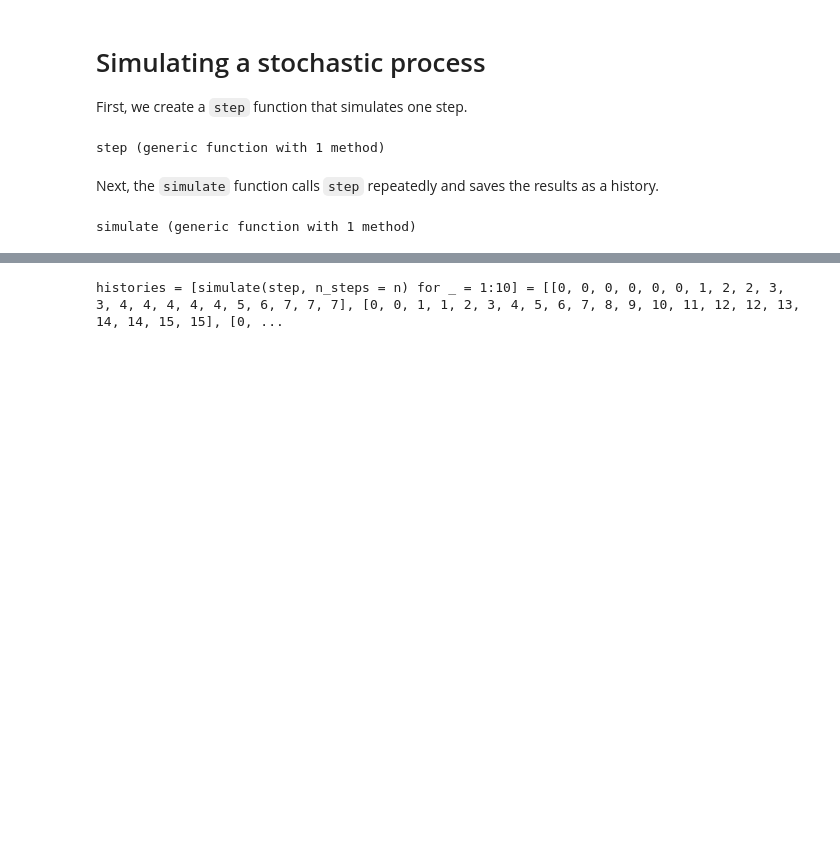
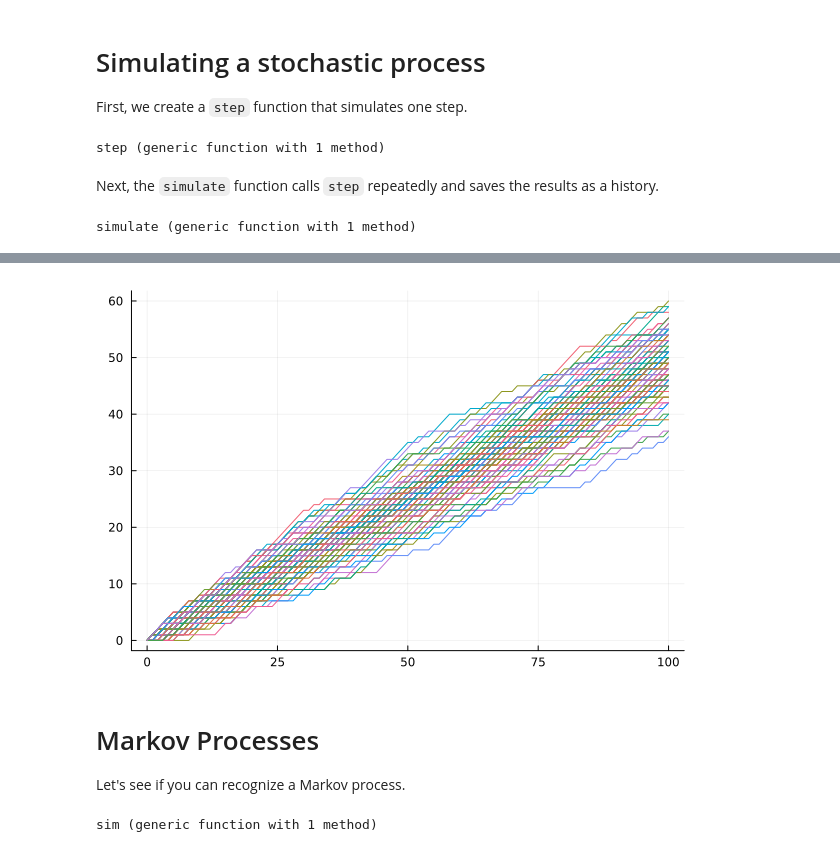
Before and after one commit to CU-ADCL/CU-DMU-Materials, a Jupyter notebook: notebooks/030-Stochastic-Processes.ipynb, the cells around one changed output, grey strips where cells are left out. Cells and saved outputs as stored; diff of their text form; code cells hidden in the pictures; blank space fills up the shorter version.

Commit message:
added stoch process blank slides

```diff
--- a/notebooks/030-Stochastic-Processes.ipynb
+++ b/notebooks/030-Stochastic-Processes.ipynb
@@ -32,6 +34,10 @@ plot(0:length(history)-1, history, label=nothing)
 # %%
-n = 20
-@show histories = [simulate(step, n_steps=n) for _ in 1:10]
+n = 100
+histories = [simulate(step, n_steps=n) for _ in 1:100]
 plot(0:n, histories, label=nothing)
 # %% [output]
-histories = [simulate(step, n_steps = n) for _ = 1:10] = [[0, 0, 0, 0, 0, 0, 1, 2, 2, 3, 3, 4, 4, 4, 4, 4, 5, 6, 7, 7, 7], [0, 0, 1, 1, 2, 3, 4, 5, 6, 7, 8, 9, 10, 11, 12, 12, 13, 14, 14, 15, 15], [0, ...
+[figure, added]
+# %% [markdown]
+# Markov Processes
+
+Let's see if you can recognize a Markov process.
@@ -37,0 +46,14 @@ histories = [simulate(step, n_steps = n) for _ = 1:10] = [[0, 0, 0, 0, 0, 0, 1,
+# %%
+function sim(f, m)
+    histories = []
+    for i in 1:m
+        history = [1., f([0., 1.])]
+        for t in 2:20
+            push!(history, f(history))
+        end
+        push!(histories, history)
+    end
+    return histories
+end
+# %% [output]
+sim (generic function with 1 method)
```
Also changed, not shown: parts of 4 cells of this notebook, 1 other file.
